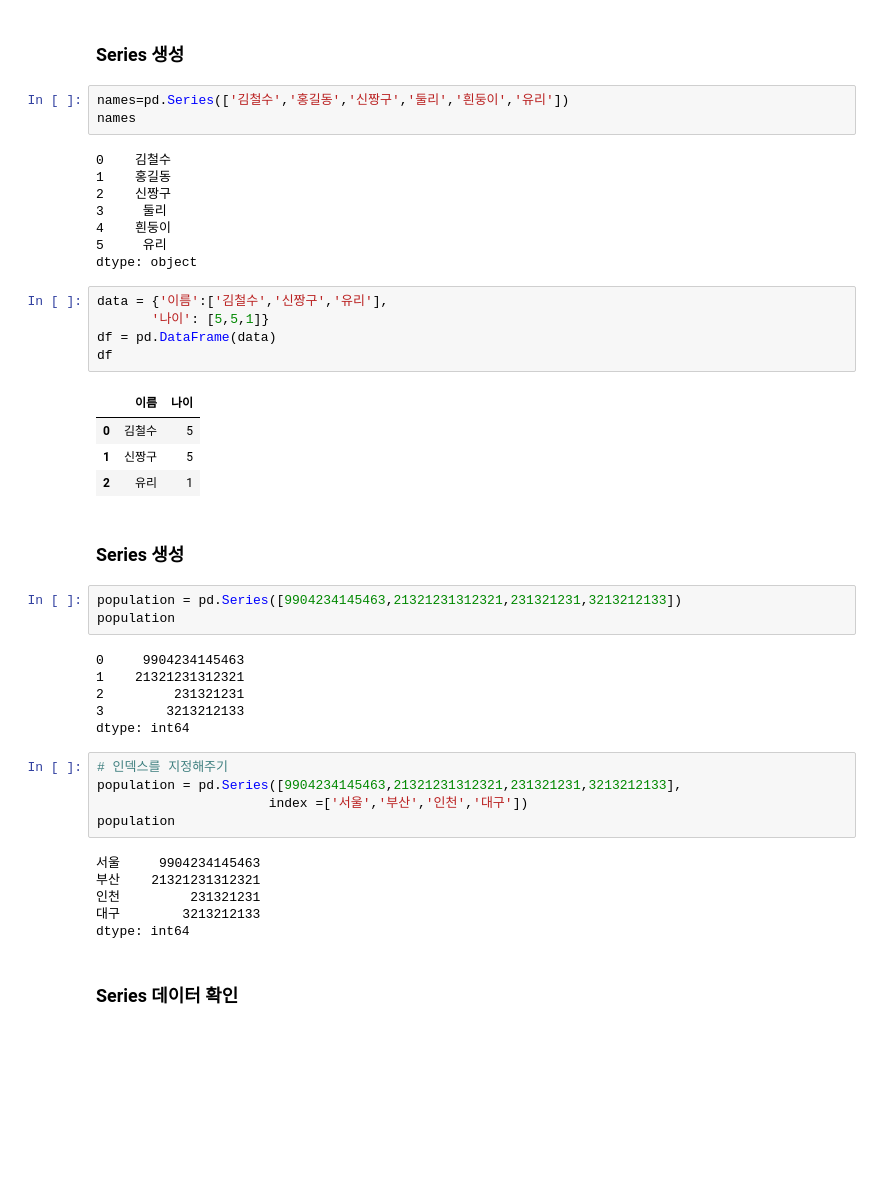
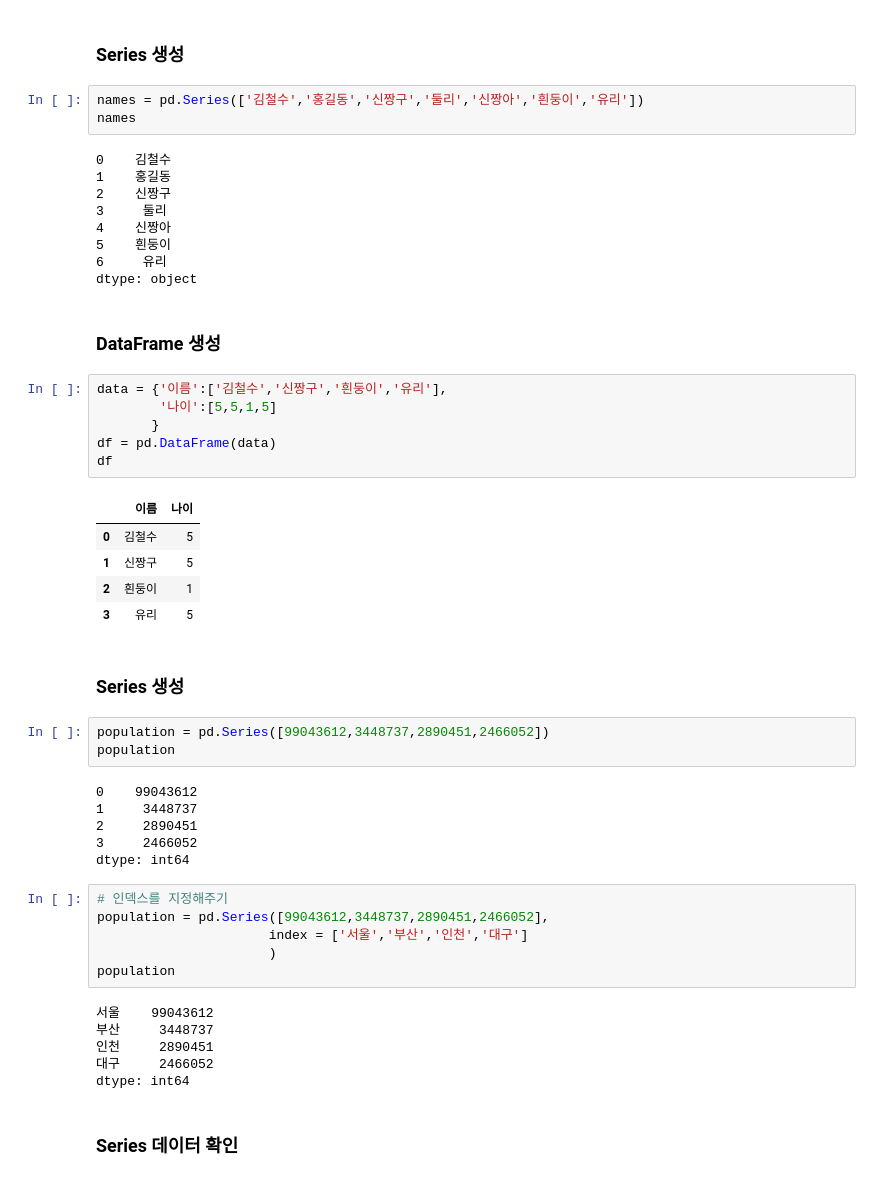
Before and after one commit to SMHRD-SWLecture/Python_Library, a Jupyter notebook: Ex02_pandas.ipynb, the cells around one changed output. Saved outputs shown, nothing was run; the diff lists cells and outputs as text; blank space fills up the shorter version.

```diff
--- a/Ex02_pandas.ipynb
+++ b/Ex02_pandas.ipynb
@@ -13,47 +13,53 @@ import pandas as pd
 # %% [markdown]
 ### Series 생성
 # %%
-names=pd.Series(['김철수','홍길동','신짱구','둘리','흰둥이','유리'])
+names = pd.Series(['김철수','홍길동','신짱구','둘리','신짱아','흰둥이','유리'])
 names
 # %% [output]
 0    김철수
 1    홍길동
 2    신짱구
 3     둘리
-4    흰둥이
-5     유리
+4    신짱아
+5    흰둥이
+6     유리
 dtype: object
+# %% [markdown]
+### DataFrame 생성
 # %%
-data = {'이름':['김철수','신짱구','유리'],
-       '나이': [5,5,1]}
+data = {'이름':['김철수','신짱구','흰둥이','유리'],
+        '나이':[5,5,1,5]
+       }
 df = pd.DataFrame(data)
 df
 # %% [output]
 |  | 이름 | 나이 |
 | 0 | 김철수 | 5 |
 | 1 | 신짱구 | 5 |
-| 2 | 유리 | 1 |
+| 2 | 흰둥이 | 1 |
+| 3 | 유리 | 5 |
 # %% [markdown]
 ### Series 생성
 # %%
-population = pd.Series([9904234145463,21321231312321,231321231,3213212133])
+population = pd.Series([99043612,3448737,2890451,2466052])
 population
 # %% [output]
-0     9904234145463
-1    21321231312321
-2         231321231
-3        3213212133
+0    99043612
+1     3448737
+2     2890451
+3     2466052
 dtype: int64
 # %%
 # 인덱스를 지정해주기
-population = pd.Series([9904234145463,21321231312321,231321231,3213212133],
-                      index =['서울','부산','인천','대구'])
+population = pd.Series([99043612,3448737,2890451,2466052],
+                      index = ['서울','부산','인천','대구']
+                      )
 population
 # %% [output]
-서울     9904234145463
-부산    21321231312321
-인천         231321231
-대구        3213212133
+서울    99043612
+부산     3448737
+인천     2890451
+대구     2466052
 dtype: int64
 # %% [markdown]
 ### Series 데이터 확인
```
Also changed, not shown: parts of 154 cells of this notebook, 10 other files.
